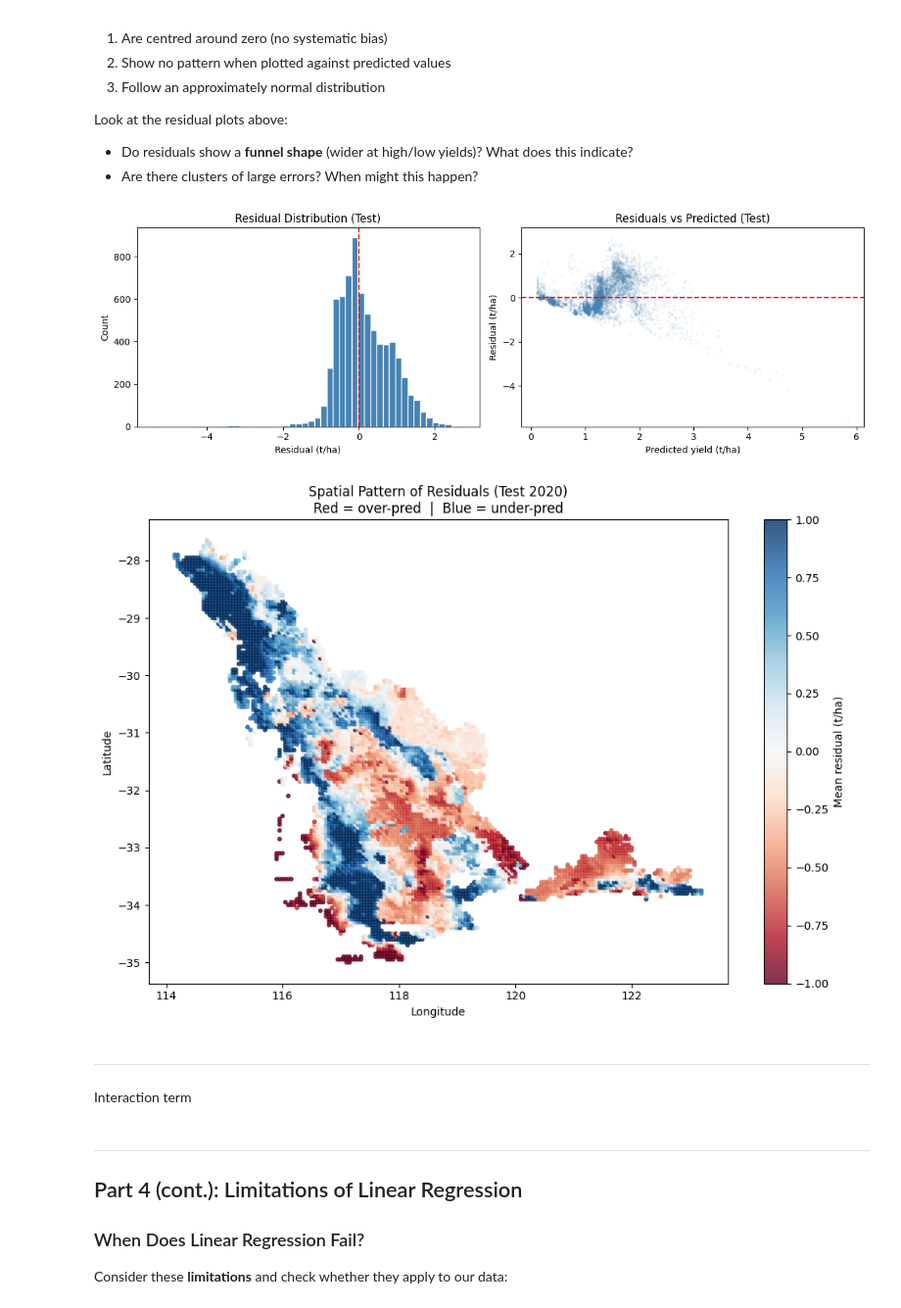
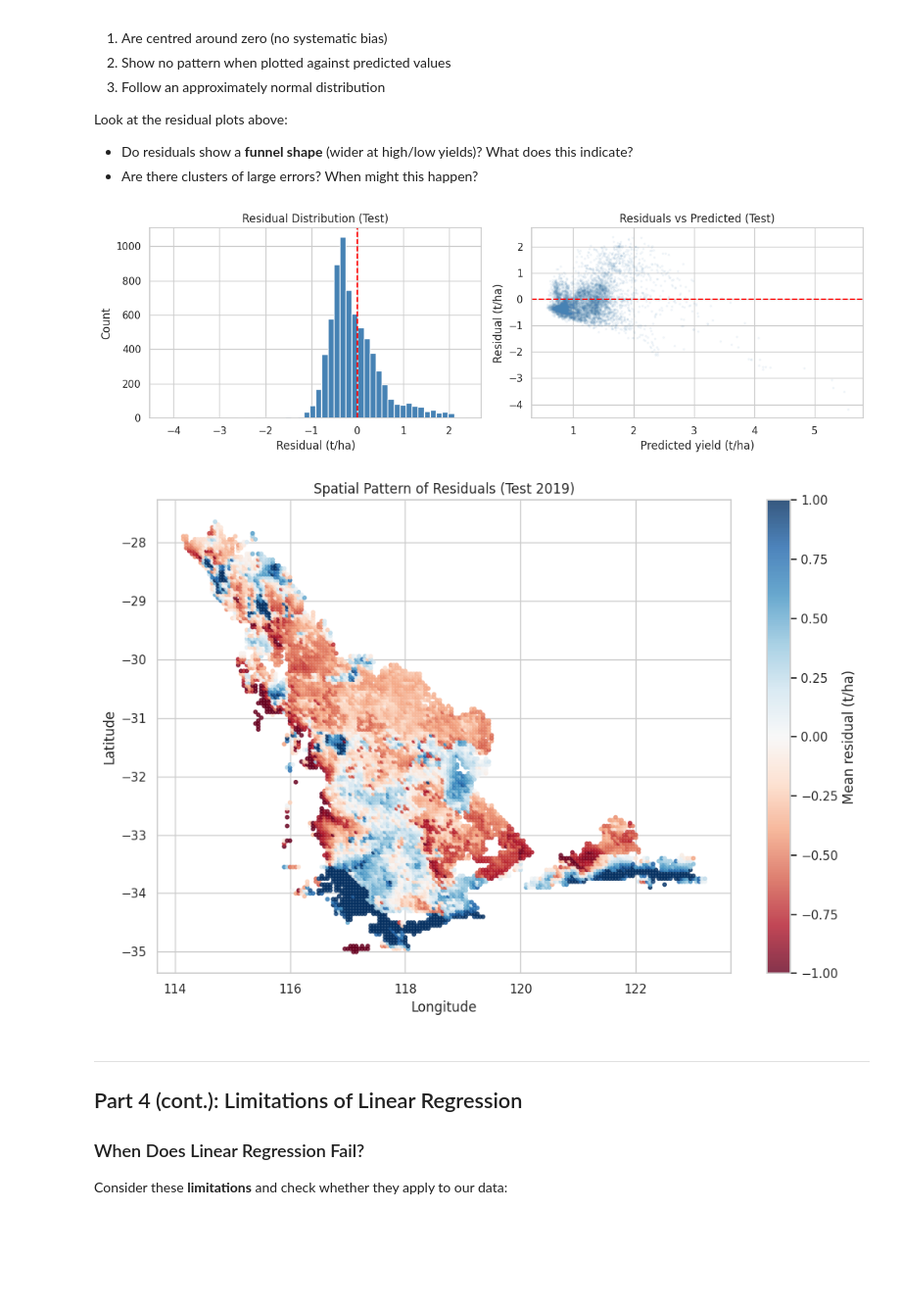
Before and after one commit to kellytrinh143/UNDP_ML_training, a Jupyter notebook: Session1_Multiple_regression.ipynb, the cells around one changed output. Shown at 98% size. Cells and saved outputs as stored; diff of their text form; code cells hidden in the pictures; blank space fills up the shorter version.

```diff
--- a/Session1_Multiple_regression.ipynb
+++ b/Session1_Multiple_regression.ipynb
@@ -439,6 +443,7 @@ df_model['rain_preseason']   = df_model['rain_preseason']   / 100    # per 100 m
 df_model['rain_mpre3']   = df_model['rain_mpre3']   / 100    # per 100 mm
 df_model['rain_mpre2']   = df_model['rain_mpre2']   / 100    # per 100 mm
 df_model['pawc_0_30_mm']   = df_model['pawc_0_30_mm']   / 100    # per 100 mm
+df_model['rad_aug_oct']   = df_model['rad_aug_oct']   / 1000    #
 # df_model['rain_sum_mpre1']   = df_model['rain_sum_mpre1']   / 100    # per 100 mm
 df_model['log_wheat_yield'] = np.log(df_model['wheat_yield'])
 
@@ -446,18 +451,7 @@ FEATURE_COLS = [
     'pawc_0_30_mm', 'ph_0_30',
     'rain_preseason', 'rain_early', 'rain_late',
     'gdd_may_nov', 'frost_days_aug_oct', 'heat_days_aug_oct',
-    'rain_mpre3','rain_mpre2'
-]
+    'rad_aug_oct', 'fasw_mean_aug_oct']
 
-X = df_model[FEATURE_COLS]
-y = df_model['log_wheat_yield']
-
-X_with_const = sm.add_constant(df_model[FEATURE_COLS])
-model = sm.OLS(df_model['log_wheat_yield'], X_with_const).fit()
-
-print(model.summary())
-
-# Coefficients still accessible the same way
-print(model.params)       # equivalent to model.coef_
-print(model.rsquared)
+df_model[key_cols].describe().round(3)
 # %% [output]
@@ -497,8 +513,8 @@ FEATURE_COLS = [c for c in FEATURE_COLS if c in df.columns]
 
 TARGET_COL = 'log_wheat_yield'
 
-train = df_model[df_model['year'] <= 2019]
-test  = df_model[df_model['year'] == 2020]
+train = df_model[df_model['year'] <= 2018]
+test  = df_model[df_model['year'] >= 2019]
 
 X_train = sm.add_constant(train[FEATURE_COLS])
 X_test  = sm.add_constant(test[FEATURE_COLS])
@@ -679,29 +675,26 @@ axes[1].set_title('Residuals vs Predicted (Test)')
 plt.tight_layout()
 plt.show()
 # %% [output]
-[figure, old version]
+[figure, new version]
 # %%
 test_copy = test.copy()
 test_copy['residual'] = actual_test - pred_test_tha
 
 # Mean residual per grid cell
 spatial = test_copy.groupby(['lat', 'lon'])['residual'].mean().reset_index()
 
 fig, ax = plt.subplots(figsize=(10, 7))
 sc = ax.scatter(spatial['lon'], spatial['lat'],
                 c=spatial['residual'], cmap='RdBu',
                 vmin=-1, vmax=1, s=10, alpha=0.8)
 plt.colorbar(sc, ax=ax, label='Mean residual (t/ha)')
 ax.set_xlabel('Longitude')
 ax.set_ylabel('Latitude')
-ax.set_title('Spatial Pattern of Residuals (Test 2020)\nRed = over-pred  |  Blue = under-pred')
+ax.set_title('Spatial Pattern of Residuals (Test 2019)')
 plt.tight_layout()
 plt.show()
 # %% [output]
-[figure, old version]
+[figure, new version]
-# %% [markdown]
----
-Interaction term
 # %% [markdown]
 ---
 ## Part 4 (cont.): Limitations of Linear Regression
```
Also changed, not shown: parts of 15 cells of this notebook, 1 other file.
